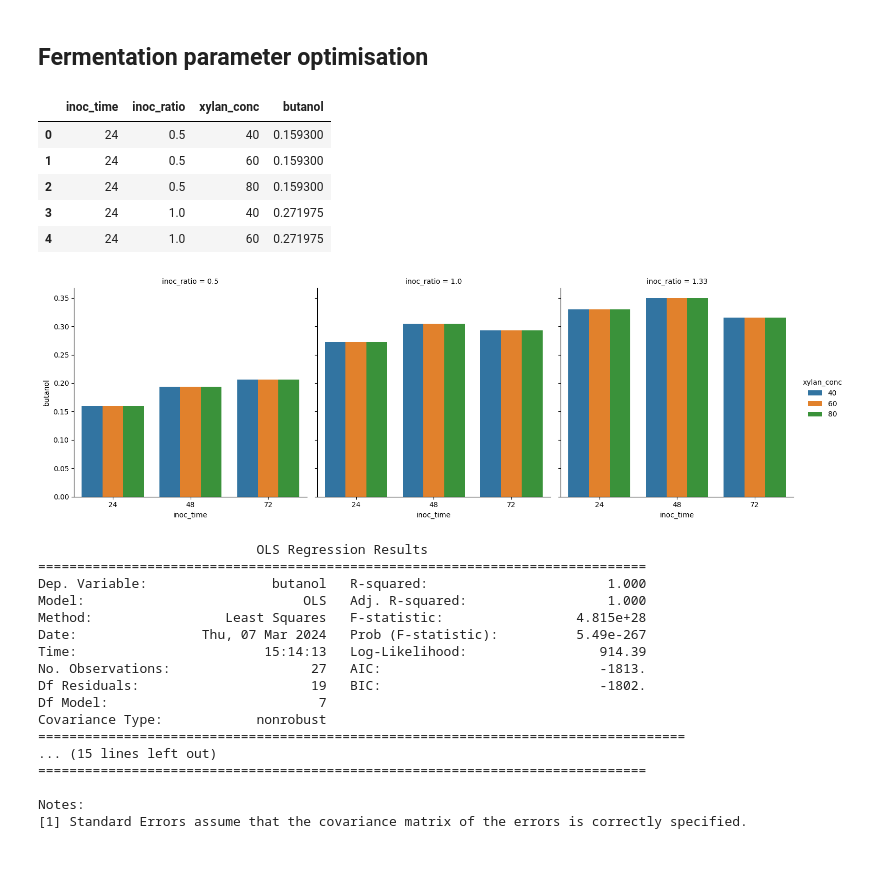
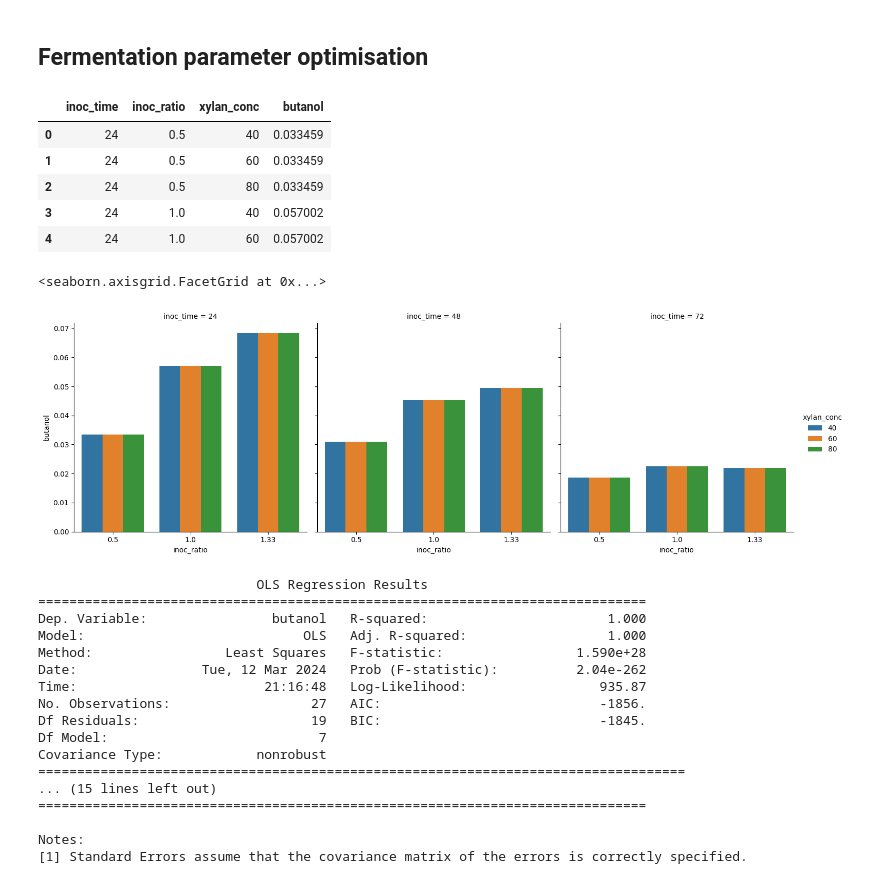
Before and after one commit to andreastallvik/BIOTBT3900, a Jupyter notebook: community_modelling/CBP_butanol/community_sim.ipynb, the cells around one changed output. Drawn from its saved outputs; the diff is of its cells as text; code cells hidden in the pictures.

Commit message:
grid search with updated models

```diff
--- a/community_modelling/CBP_butanol/community_sim.ipynb
+++ b/community_modelling/CBP_butanol/community_sim.ipynb
@@ -804,25 +804,26 @@ cf.plot_metabolites(metabolites_time_series=met, metabolites=metabolites, inoc_t
 # %%
 import pandas as pd
 
-df = pd.read_csv("grid_search_results/grid_search_result_Mar_07_1315.csv")
+df = pd.read_csv("grid_search_results/grid_search_result_Mar_12_1540.csv")
 # %%
 df.head()
 # %% [output]
 |  | inoc_time | inoc_ratio | xylan_conc | butanol |
-| 0 | 24 | 0.5 | 40 | 0.159300 |
-| 1 | 24 | 0.5 | 60 | 0.159300 |
-| 2 | 24 | 0.5 | 80 | 0.159300 |
-| 3 | 24 | 1.0 | 40 | 0.271975 |
-| 4 | 24 | 1.0 | 60 | 0.271975 |
+| 0 | 24 | 0.5 | 40 | 0.033459 |
+| 1 | 24 | 0.5 | 60 | 0.033459 |
+| 2 | 24 | 0.5 | 80 | 0.033459 |
+| 3 | 24 | 1.0 | 40 | 0.057002 |
+| 4 | 24 | 1.0 | 60 | 0.057002 |
 # %%
 import seaborn as sns
 import matplotlib.pyplot as plt
 
-sns.catplot(x="inoc_time" , hue="xylan_conc" , col='inoc_ratio', y="butanol", kind="bar", data=df)
+sns.catplot(x="inoc_ratio" , hue="xylan_conc" , col='inoc_time', y="butanol", kind="bar", data=df)
 
 #plt.savefig("figures/ferm_opt.svg", format="svg")
 # %% [output]
+<seaborn.axisgrid.FacetGrid at 0x...>
-[figure, old version]
+[figure, new version]
 # %%
 import statsmodels.api as sm
 
@@ -843,11 +844,11 @@ print(results.summary())
 ==============================================================================
 Dep. Variable:                butanol   R-squared:                       1.000
 Model:                            OLS   Adj. R-squared:                  1.000
-Method:                 Least Squares   F-statistic:                 4.815e+28
-Date:                Thu, 07 Mar 2024   Prob (F-statistic):          5.49e-267
-Time:                        15:14:13   Log-Likelihood:                 914.39
-No. Observations:                  27   AIC:                            -1813.
-Df Residuals:                      19   BIC:                            -1802.
+Method:                 Least Squares   F-statistic:                 1.590e+28
+Date:                Tue, 12 Mar 2024   Prob (F-statistic):          2.04e-262
+Time:                        21:16:48   Log-Likelihood:                 935.87
+No. Observations:                  27   AIC:                            -1856.
+Df Residuals:                      19   BIC:                            -1845.
 Df Model:                           7
 Covariance Type:            nonrobust
 ===================================================================================
```
Also changed, not shown: 1 other file.
